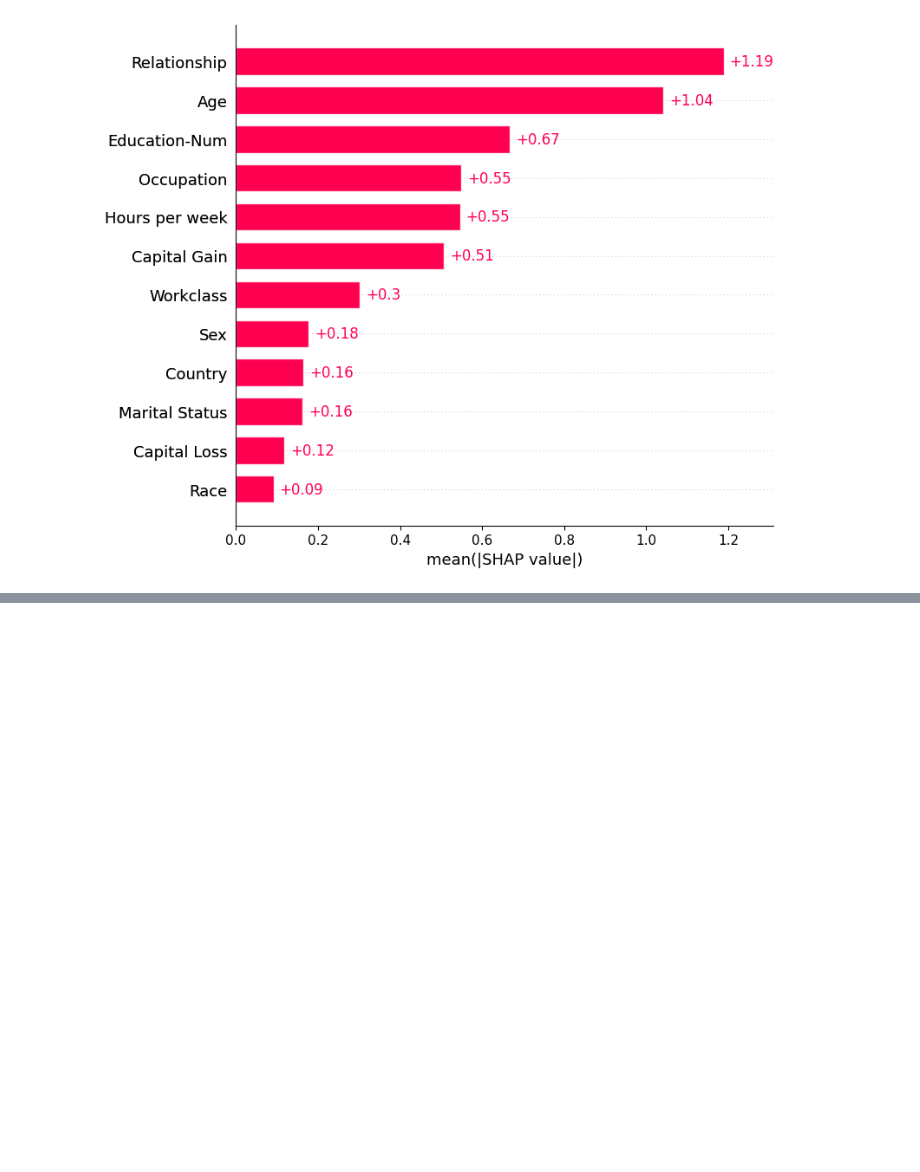
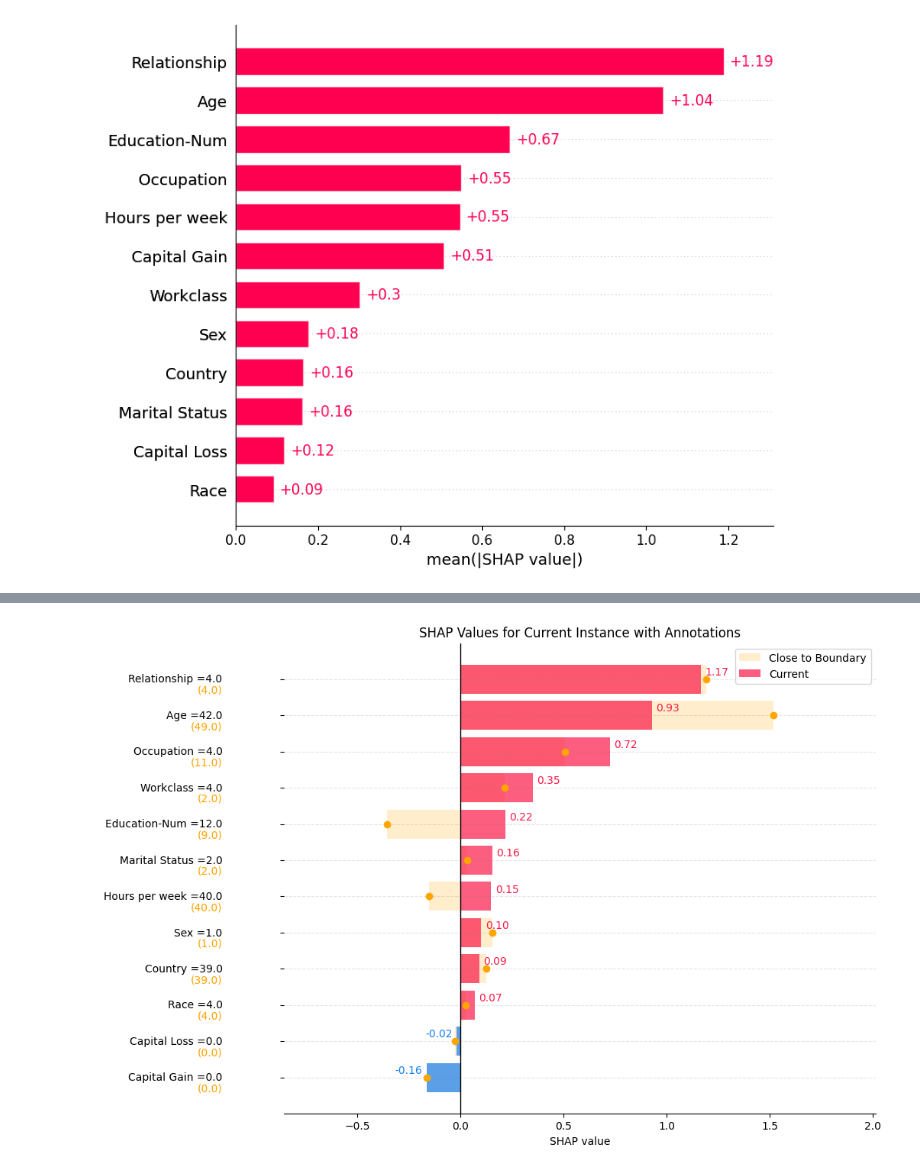
Before and after one commit to Yvonnefanf/ChartCaption, a Jupyter notebook: Data/XAI_outputs/Criticism_Annotation.ipynb, the cells around one changed output, grey strips where cells are left out. Drawn from its saved outputs; the diff is of its cells as text; code cells hidden in the pictures; blank space fills up the shorter version.

Commit message:
critisicm annotation

```diff
--- a/Data/XAI_outputs/Criticism_Annotation.ipynb
+++ b/Data/XAI_outputs/Criticism_Annotation.ipynb
@@ -38,0 +62,87 @@ shap.plots.bar(shap_values,max_display=12)
+# %%
+criticism_instance = X.iloc[1062]  # Example: first instance
+criticism_case_shap_values = shap_values[1062]
+# %%
+import matplotlib.pyplot as plt
+import shap
+import pandas as pd
+import numpy as np
+
+# Assuming current_shap_values and general_case_shap_values are already defined
+# And X is the dataset used for feature columns
+
+# Convert SHAP values to a DataFrame for easier handling
+shap_df = pd.DataFrame({
+    'feature': X.columns,
+    'current_value': current_shap_values.values,
+    'criticism_case_shap_values': criticism_case_shap_values.values,
+    'current_feature_value': current_shap_values.data,
+    'criticism_case_feature_values': criticism_case_shap_values.data,
+})
+
+# Sort by current SHAP values
+shap_df = shap_df.sort_values(by='current_value', ascending=False).reset_index(drop=True)
+
+# Define colors for positive and negative SHAP values
+colors = ['#FB1A49' if val >= 0 else '#157FF3' for val in shap_df['current_value']]
+
+# Plot SHAP values for the current instance
+plt.figure(figsize=(10, 8))
+
+# Plot general SHAP values as a background bar with lower opacity
+plt.barh(shap_df['feature'], shap_df['criticism_case_shap_values'], color='orange', alpha=0.2, label='Close to Boundary')
+
+# Plot current SHAP values
+plt.barh(shap_df['feature'], shap_df['current_value'], color=colors, alpha=0.7, label='Current')
+
+# Add a black vertical line at x=0
+plt.axvline(x=0, color='black', linewidth=1)
+
+# Add annotations comparing to the general case
+for idx, row in shap_df.iterrows():
+    plt.scatter([row['criticism_case_shap_values']], [idx], color='orange', edgecolors='orange', zorder=5)
+    # plt.text(row['general_value'], idx + 0.4, f"{row['general_value']:.2f}", color='orange')
+
+# Add feature values next to the y-axis and on the bars
+for idx, row in shap_df.iterrows():
+    if row['current_value'] >= 0:
+        plt.text(row['current_value'] + 0.02, idx - 0.2, f"{row['current_value']:.2f}", va='center', color='#FB1A49')
+    else:
+        plt.text(row['current_value'] - 0.02, idx - 0.2, f"{row['current_value']:.2f}", va='center', ha='right', color='#157FF3')
+
+plt.title('SHAP Values for Current Instance with Annotations')
+plt.xlabel('SHAP value')
+
+# Create y-axis labels with feature names and corresponding feature values
+ax = plt.gca()
+
+# Set y-tick labels with custom formatting
+min_value = min(shap_df['current_value'].min(), shap_df['criticism_case_shap_values'].min())
+max_value = max(shap_df['current_value'].max(), shap_df['criticism_case_shap_values'].max())
+for i, row in shap_df.iterrows():
+    ax.text(min_value-0.8, i, f"{row['feature']} ={row['current_feature_value']:.1f}", va='center', ha='right', color='black', fontsize=10)
+    ax.text(min_value-0.8, i + 0.3, f"({row['criticism_case_feature_values']:.1f})", va='center', ha='right', color='orange', fontsize=10)
+
+# Remove the top, right, and left borders
+plt.gca().spines['top'].set_visible(False)
+plt.gca().spines['right'].set_visible(False)
+plt.gca().spines['left'].set_visible(False)
+
+# Invert y-axis to have the highest value on top
+plt.gca().invert_yaxis()
+
+# Add horizontal grid lines with dashed style
+plt.gca().yaxis.grid(True, linestyle='--', which='both', color='gray', alpha=0.2)
+
+# Hide the default y-tick labels
+ax.set_yticklabels([])
+
+# Adjust x-axis limits
+plt.gca().set_xlim(left=min_value-0.5, right=max_value + 0.5)
+
+# Show the legend
+plt.legend()
+
+plt.show()
+# %% [output]
+[figure, added]
```
Also changed, not shown: parts of 6 cells of this notebook, 1 other file.
